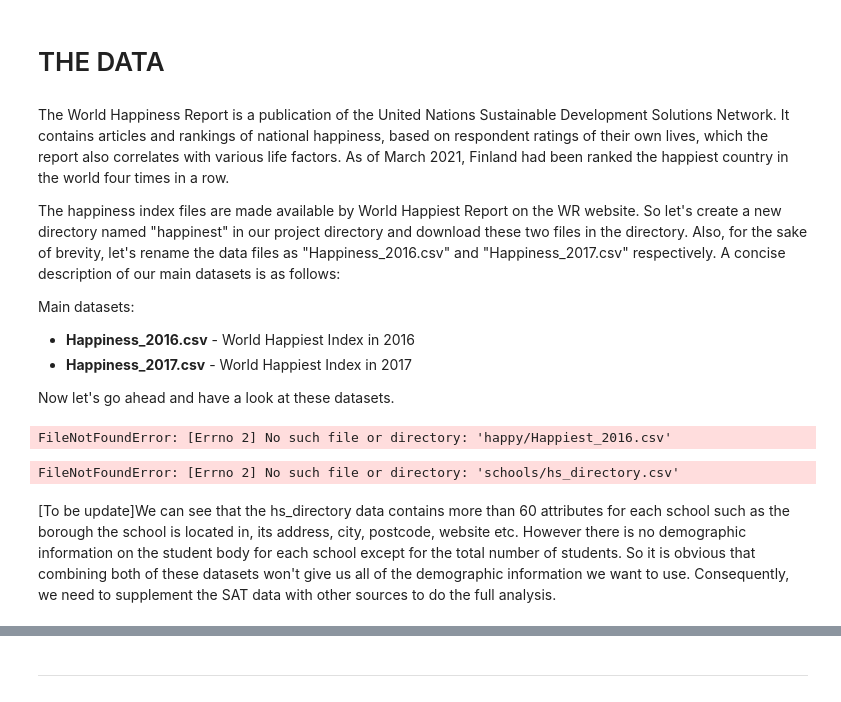
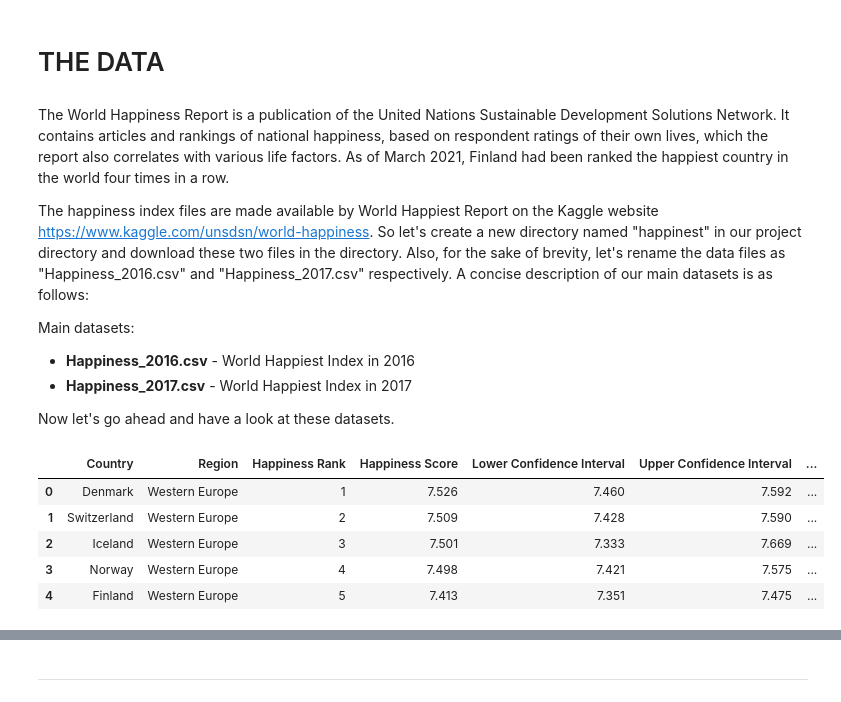
Before and after one commit to billychoy/Descriptive-Analysis-World-Happiness-Index-and-Olympic-Game, a Jupyter notebook: World Happiest Index and Olympic Game.ipynb, the cells around one changed output, grey strips where cells are left out. Saved outputs shown, nothing was run; the diff lists cells and outputs as text; code cells hidden in the pictures.

```diff
--- a/World Happiest Index and Olympic Game.ipynb
+++ b/World Happiest Index and Olympic Game.ipynb
@@ -77,7 +75,7 @@ Our team member: Ashley Keung, Jill Lau, Jonathan Chu and Billy Choy
 # %% [markdown]
 The World Happiness Report is a publication of the United Nations Sustainable Development Solutions Network. It contains articles and rankings of national happiness, based on respondent ratings of their own lives, which the report also correlates with various life factors. As of March 2021, Finland had been ranked the happiest country in the world four times in a row.
 
-The happiness index files are made available by World Happiest Report on the WR website. So let's create a new directory named "happinest" in our project directory and download these two files in the directory. Also, for the sake of brevity, let's rename the data files as "Happiness_2016.csv" and "Happiness_2017.csv" respectively. A concise description of our main datasets is as follows:
+The happiness index files are made available by World Happiest Report on the Kaggle website https://www.kaggle.com/unsdsn/world-happiness. So let's create a new directory named "happinest" in our project directory and download these two files in the directory. Also, for the sake of brevity, let's rename the data files as "Happiness_2016.csv" and "Happiness_2017.csv" respectively. A concise description of our main datasets is as follows:
 
 Main datasets:
 - __Happiness_2016.csv__ - World Happiest Index in 2016
@@ -90,16 +89,14 @@ import numpy as np
 import matplotlib.pyplot as plt
 import seaborn as sns
 %matplotlib inline
-# %%
-happiest2016 = pd.read_csv("happy/Happiest_2016.csv")
-happiest2016.head()
-# %% [output]
-FileNotFoundError: [Errno 2] No such file or directory: 'happy/Happiest_2016.csv'
-# %%
-hs_directory = pd.read_csv("schools/hs_directory.csv")
-display(hs_directory.head(3))
-print('\n', list(hs_directory.columns))
-# %% [output]
-FileNotFoundError: [Errno 2] No such file or directory: 'schools/hs_directory.csv'
-# %% [markdown]
-[To be update]We can see that the hs_directory data contains more than 60 attributes for each school such as the borough the school is located in, its address, city, postcode, website etc. However there is no demographic information on the student body for each school except for the total number of students. So it is obvious that combining both of these datasets won't give us all of the demographic information we want to use. Consequently, we need to supplement the SAT data with other sources to do the full analysis.
+# %%
+#Read Happiness_2016 csv and store as happy_2016 dataframe
+happy_2016 = pd.read_csv("Happiness_2016.csv")
+happy_2016.head()
+# %% [output]
+|  | Country | Region | Happiness Rank | Happiness Score | Lower Confidence Interval | Upper Confidence Interval | ... |
+| 0 | Denmark | Western Europe | 1 | 7.526 | 7.460 | 7.592 | ... |
+| 1 | Switzerland | Western Europe | 2 | 7.509 | 7.428 | 7.590 | ... |
+| 2 | Iceland | Western Europe | 3 | 7.501 | 7.333 | 7.669 | ... |
+| 3 | Norway | Western Europe | 4 | 7.498 | 7.421 | 7.575 | ... |
+| 4 | Finland | Western Europe | 5 | 7.413 | 7.351 | 7.475 | ... |
```
Also changed, not shown: parts of 28 cells of this notebook.
